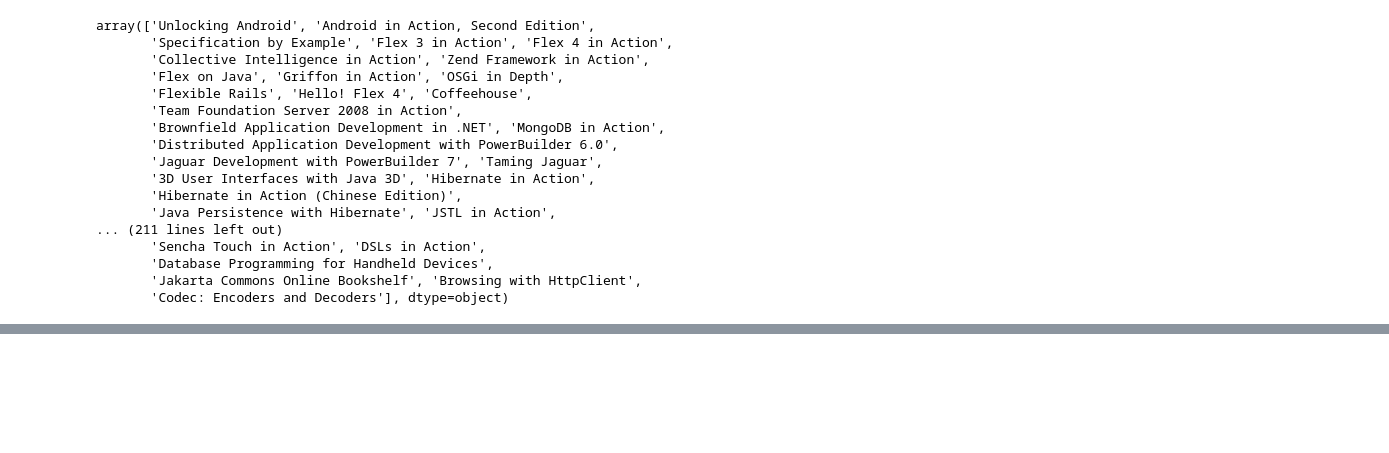
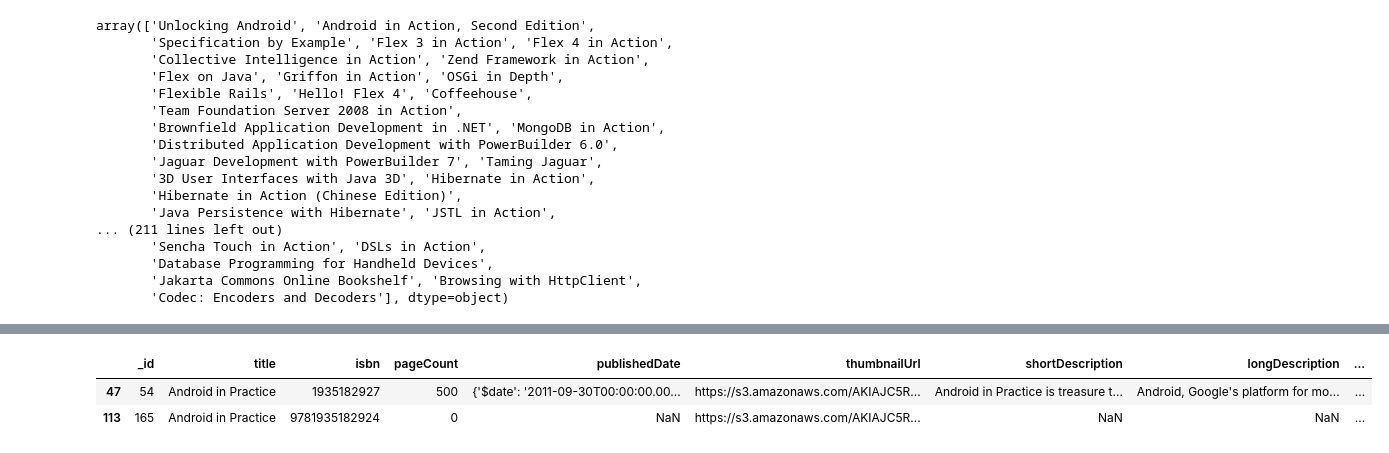
Before and after one commit to sujataprasad01/Books-JSON-data-for-scrapping-analysis, a Jupyter notebook: Project_4_Using_JSON_data_for_analysis.ipynb, the cells around one changed output, grey strips where cells are left out. Saved outputs shown, nothing was run; the diff lists cells and outputs as text; code cells hidden in the pictures; blank space fills up the shorter version.

```diff
--- a/Project_4_Using_JSON_data_for_analysis.ipynb
+++ b/Project_4_Using_JSON_data_for_analysis.ipynb
@@ -350,0 +382,6 @@ array(['Unlocking Android', 'Android in Action, Second Edition',
+# %%
+df[df['title'] == 'Android in Practice']
+# %% [output]
+|  | _id | title | isbn | pageCount | publishedDate | thumbnailUrl | shortDescription | longDescription | ... |
+| 47 | 54 | Android in Practice | 1935182927 | 500 | {'$date': '2011-09-30T00:00:00.00... | https://s3.amazonaws.com/AKIAJC5R... | Android in Practice is treasure t... | Android, Google's platform for mo... | ... |
+| 113 | 165 | Android in Practice | 9781935182924 | 0 | NaN | https://s3.amazonaws.com/AKIAJC5R... | NaN | NaN | ... |
```
Also changed, not shown: parts of 10 cells of this notebook.
